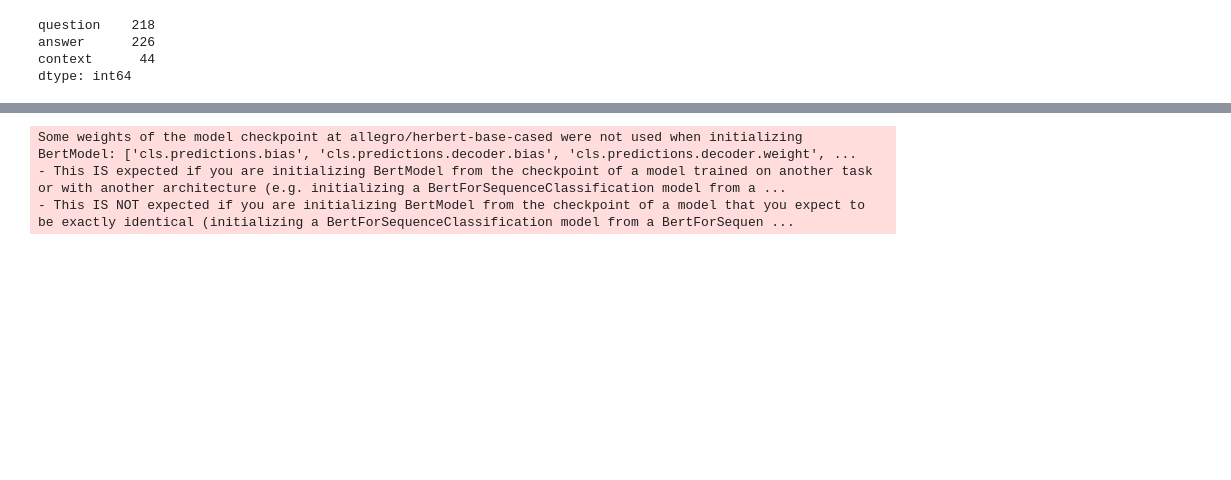
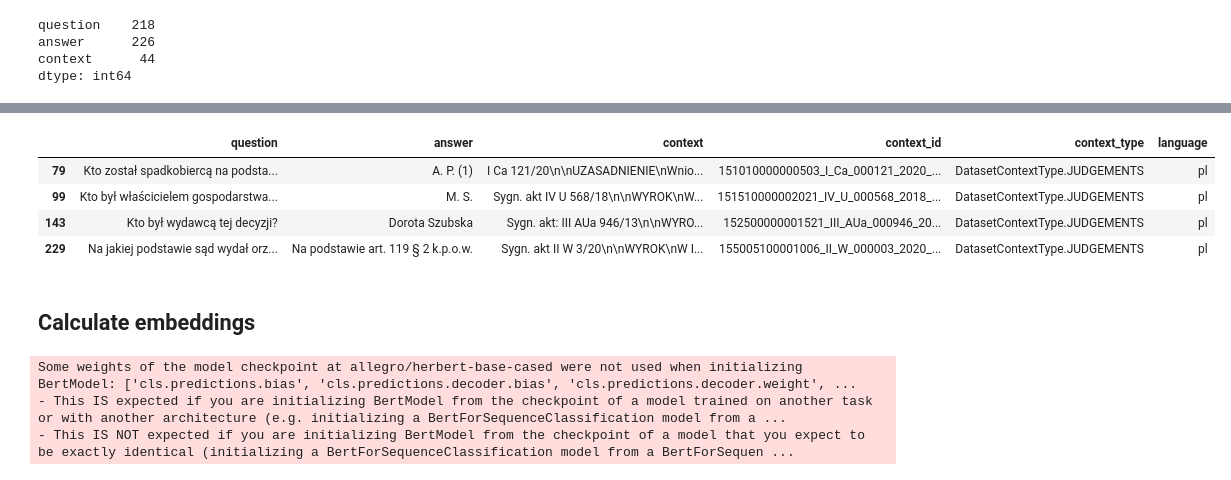
Before and after one commit to pwr-ai/JuDDGES, a Jupyter notebook: notebooks/5_synth_qa_dataset.ipynb, the cells around one changed output, grey strips where cells are left out. Saved outputs shown, nothing was run; the diff lists cells and outputs as text; code cells hidden in the pictures; blank space fills up the shorter version.

```diff
--- a/notebooks/5_synth_qa_dataset.ipynb
+++ b/notebooks/5_synth_qa_dataset.ipynb
@@ -98,3 +115,13 @@ dtype: int64
+# %%
+synth_qa_df[synth_qa_df["answer"].duplicated()]
+# %% [output]
+|  | question | answer | context | context_id | context_type | language |
+| 79 | Kto został spadkobiercą na podsta... | A. P. (1) | I Ca 121/20\n\nUZASADNIENIE\nWnio... | 151010000000503_I_Ca_000121_2020_... | DatasetContextType.JUDGEMENTS | pl |
+| 99 | Kto był właścicielem gospodarstwa... | M. S. | Sygn. akt IV U 568/18\n\nWYROK\nW... | 151510000002021_IV_U_000568_2018_... | DatasetContextType.JUDGEMENTS | pl |
+| 143 | Kto był wydawcą tej decyzji? | Dorota Szubska | Sygn. akt: III AUa 946/13\n\nWYRO... | 152500000001521_III_AUa_000946_20... | DatasetContextType.JUDGEMENTS | pl |
+| 229 | Na jakiej podstawie sąd wydał orz... | Na podstawie art. 119 § 2 k.p.o.w. | Sygn. akt II W 3/20\n\nWYROK\nW I... | 155005100001006_II_W_000003_2020_... | DatasetContextType.JUDGEMENTS | pl |
+# %% [markdown]
+## Calculate embeddings
 # %%
 DEVICE = "cuda"
 EMBEDDING_MODEL = "allegro/herbert-base-cased"
```
Also changed, not shown: parts of 10 cells of this notebook, 1 other file.
